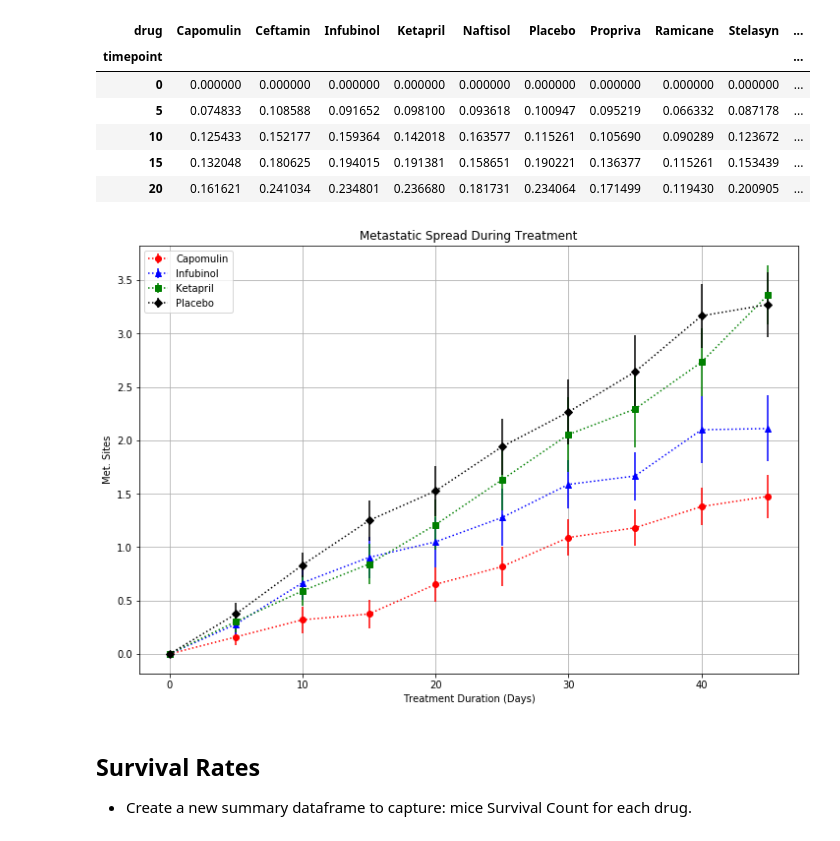
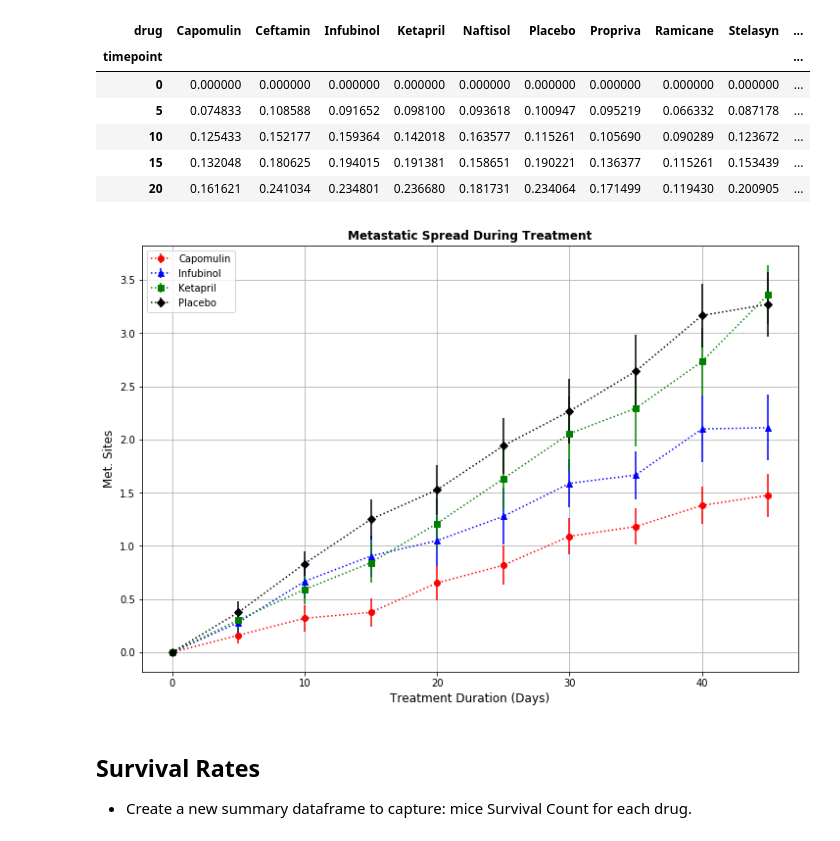
Before and after one commit to bharathiyer/HW_UTAUS201810DATA2, a Jupyter notebook: Matplotlib/Pymaceuticals/Solved_pymaceuticals.ipynb, the cells around one changed output. Cells and saved outputs as stored; diff of their text form; code cells hidden in the pictures.

```diff
--- a/Matplotlib/Pymaceuticals/Solved_pymaceuticals.ipynb
+++ b/Matplotlib/Pymaceuticals/Solved_pymaceuticals.ipynb
@@ -101,7 +101,7 @@ def pyma_column_errorbar(dfmean, dferr, col, f, x):
     x.errorbar(x=dfmean.index.values, y=dfmean[col], yerr=err, fmt=f)
 ##end pyma_errorbar(dfmean, dferr, col, f, x)
 
-def pyma_plot_errorbar(dfmean, dferr, columns, formats, t, xl, yl):
+def pyma_plot_errorbar(dfmean, dferr, columns, formats, t, xl, yl, fname):
     '''
     Create an errorbar for requested list of columns from the mean and standard error dataframes.
     '''
@@ -111,14 +111,13 @@ def pyma_plot_errorbar(dfmean, dferr, columns, formats, t, xl, yl):
 
     ax.grid()
     # Set the Title and X/Y labels
-    ax.set_title(t)
-    ax.set_xlabel(xl)
-    ax.set_ylabel(yl)
+    ax.set_title(t, fontweight='bold')
+    ax.set_xlabel(xl, fontsize=12)
+    ax.set_ylabel(yl, fontsize=12)
     # Create a legend
     ax.legend(loc='best')
-
     # Save the Figure
-
+    plt.savefig(f'plots/{fname}.png')
     # Show the Figure
     plt.show()
 ##end pyma_plot_errorbar(dfmean, dferr, columns, formats, t, xl, yl)
@@ -191,12 +194,16 @@ metasem.head()
 | 20 | 0.161621 | 0.241034 | 0.234801 | 0.236680 | 0.181731 | 0.234064 | 0.171499 | 0.119430 | 0.200905 | ... |
 # %%
 # Generate plot (with error bars) for metastatic spread during treatments
-title = 'Metastatic Spread During Treatment'
-xlabel = 'Treatment Duration (Days)'
-ylabel = 'Met. Sites'
-pyma_plot_errorbar(metamean, metasem, columnlist, formatlist, title, xlabel, ylabel)
+pyma_plot_errorbar(metamean,
+                   metasem,
+                   columnlist,
+                   formatlist,
+                   'Metastatic Spread During Treatment',
+                   'Treatment Duration (Days)',
+                   'Met. Sites',
+                   'ErrorBar_MetastaticSpread')
 # %% [output]
-[figure, old version]
+[figure, new version]
 # %% [markdown]
 ## Survival Rates
 * Create a new summary dataframe to capture: mice Survival Count for each drug.
```
Also changed, not shown: parts of 4 cells of this notebook, 12 other files.
